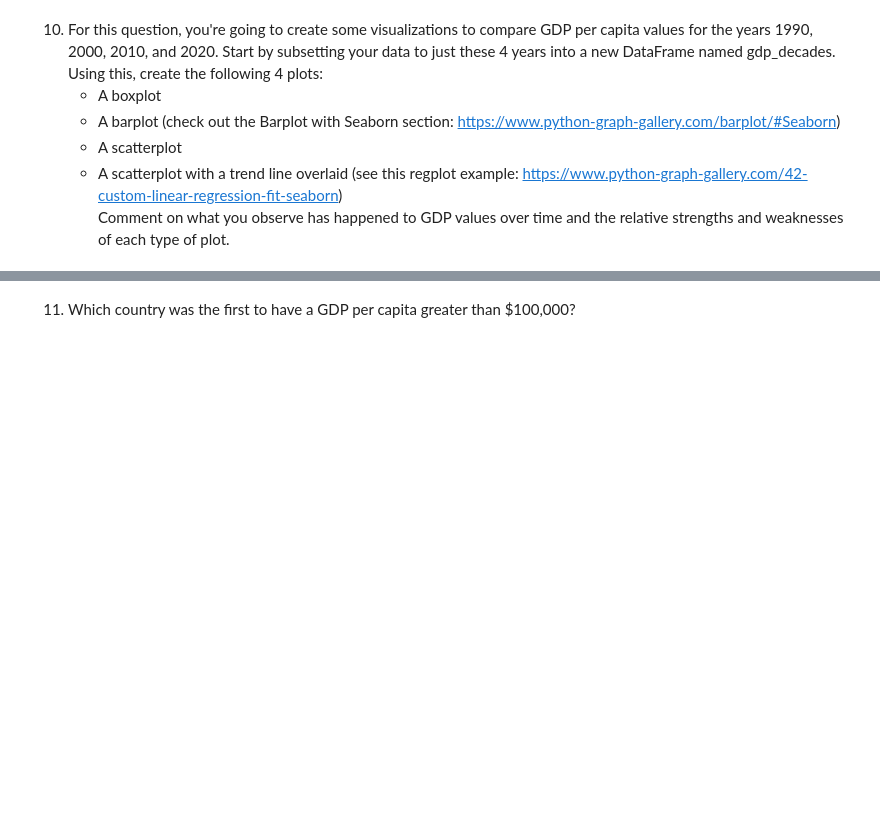
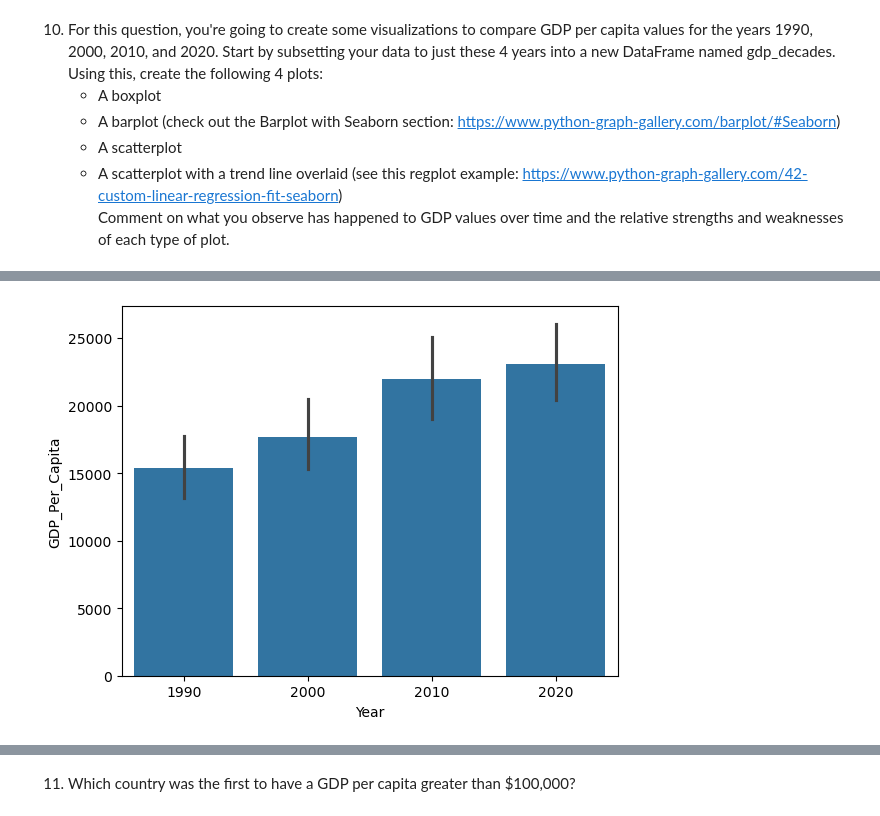
Before and after one commit to NSS-Data-Analytics-Cohort-14/gdp-and-internet-usage-Hannah00Donnelly, a Jupyter notebook: notebooks/gdp_internet_hdonnelly.ipynb, the cells around one changed output, grey strips where cells are left out. Drawn from its saved outputs; the diff is of its cells as text; code cells hidden in the pictures; blank space fills up the shorter version.

```diff
--- a/notebooks/gdp_internet_hdonnelly.ipynb
+++ b/notebooks/gdp_internet_hdonnelly.ipynb
@@ -278,0 +335,8 @@ Comment on what you observe has happened to GDP values over time and the relativ
+# %%
+gdp_decades = gdp_df[gdp_df['Year'].isin([1990, 2000, 2010, 2020])]
+
+sns.barplot(x=gdp_decades['Year'], y=gdp_decades['GDP_Per_Capita'], data=gdp_decades)
+
+plt.show()
+# %% [output]
+[figure, added]
```
Also changed, not shown: parts of 24 cells of this notebook.
